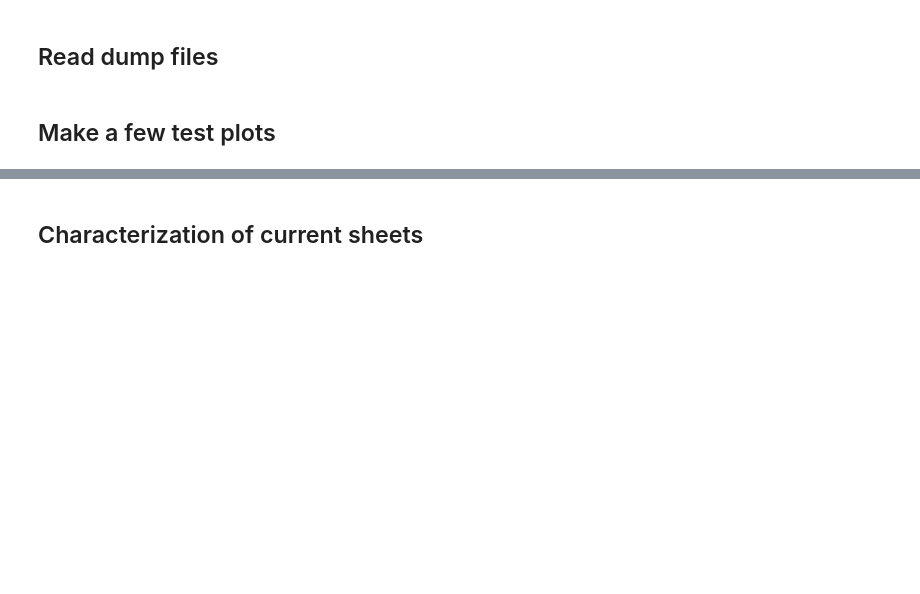
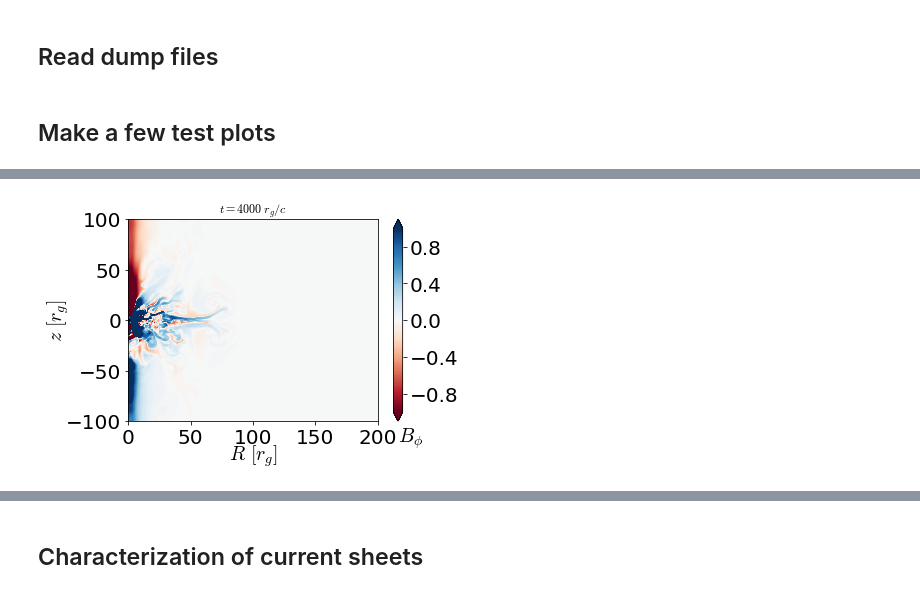
Before and after one commit to outflows/gyst, a Jupyter notebook: characterize.ipynb, the cells around one changed output, grey strips where cells are left out. Drawn from its saved outputs; the diff is of its cells as text; code cells hidden in the pictures; blank space fills up the shorter version.

```diff
--- a/characterize.ipynb
+++ b/characterize.ipynb
@@ -264,30 +270,32 @@ plt.draw()
 # %%
-xmax = 80
+xmax = 200
 ymax = xmax/2
 step = xmax/4
 
 hfont = {'fontname':'Helvetica'}
 aphi=psicalc()
 amax = aphi.max()
-cs, cb = plco(Bphi, levels = np.linspace(-0.8, 0.8, 100), isfilled=1,k=0,xy=1,xmax=xmax,ymax=ymax,dobh=1,cb=1,extend="both",pretty=1, cmap = 'RdBu')
+cs, cb = plco(Bphi, levels = np.linspace(-1.0, 1.0, 100), isfilled=1,k=0,xy=1,xmax=xmax,ymax=ymax,dobh=1,cb=1,extend="both",pretty=1, cmap = 'RdBu')
 #cs, cb = plco(bu[3]*B_unit, levels = np.linspace(-0.1, 0.1, 100), isfilled=1, k=0, xy=1, xmax=80, ymax=40, dobh=1, cb=1, extend = "both", pretty=1, cmap = 'RdBu')
 #plt.contour(r2d, z2d, sigma2d, levels=[1], colors=('black'), linestyles=('-.'), linewidths=(2))
 ax = plt.gca()
 ax.set_xlabel(r"$R\ [r_g]$",fontsize=20,labelpad=-5, **hfont)
 ax.set_ylabel(r"$z\ [r_g]$",fontsize=20,labelpad=-5, **hfont)
 cb.ax.set_xlabel(r"$B_\phi$",fontsize=20,ha="left")
 cb.set_ticks([-0.8,-0.4,-0,0.4,0.8])
 plt.xticks(np.arange(0, xmax+1, step=step), **hfont) #GS
 plt.yticks(np.arange(-ymax, ymax+1, step=step), **hfont) #GS
 circle1 = plt.Circle((0, 0), Rin, color='black') # GS
 fig = plt.gcf() # GS
 ax2 = fig.gca() # GS
 ax2.add_artist(circle1) # GS
 #plc(aphi,levels=np.linspace(-amax,amax,14)[1:-1],colors="black",linewidths=1,xy=-1)
 plt.title(r"$t=%.4g$"%np.round(t)+r"$\;r_g/c$", **hfont);
 plt.tight_layout() # GS
 plt.draw()
 #plt.savefig("Bphi_4000.png", dpi = 300)
+# %% [output]
+[figure, added]
 # %%
 xmax = 80
 ymax = xmax/2
```
Also changed, not shown: parts of 13 cells of this notebook, 4 other files.
